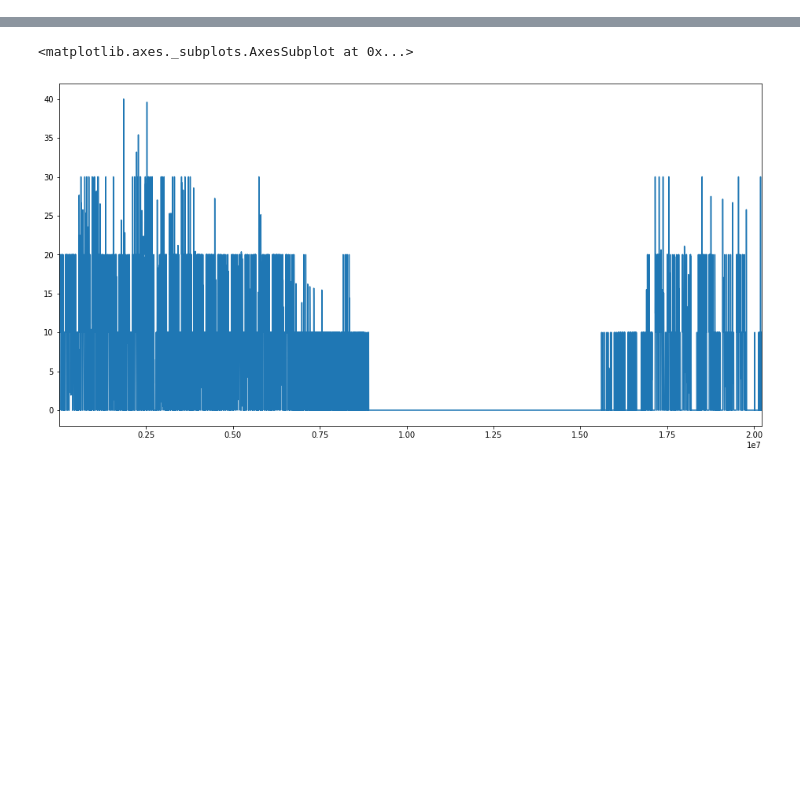
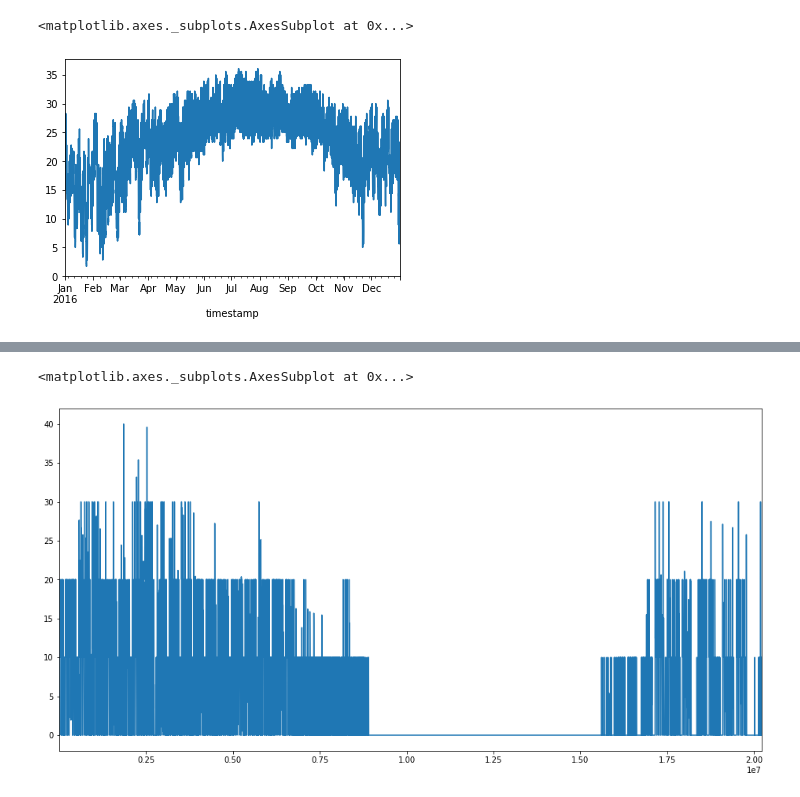
Before and after one commit to EvilPsyCHo/competition, a Jupyter notebook: Kaggle-ASHRAE/未命名.ipynb, the cells around one changed output, grey strips where cells are left out. Drawn from its saved outputs; the diff is of its cells as text; code cells hidden in the pictures; blank space fills up the shorter version.

```diff
--- a/Kaggle-ASHRAE/未命名.ipynb
+++ b/Kaggle-ASHRAE/未命名.ipynb
@@ -90,0 +57,5 @@ array([ 106,  109,  112,  113,  114,  117,  119,  121,  138,  139,  144,
+# %%
+w[w.site_id == 0].set_index('timestamp').air_temperature.plot()
+# %% [output]
+<matplotlib.axes._subplots.AxesSubplot at 0x...>
+[figure, added]
```
Also changed, not shown: parts of 26 cells of this notebook, 3 other files.
